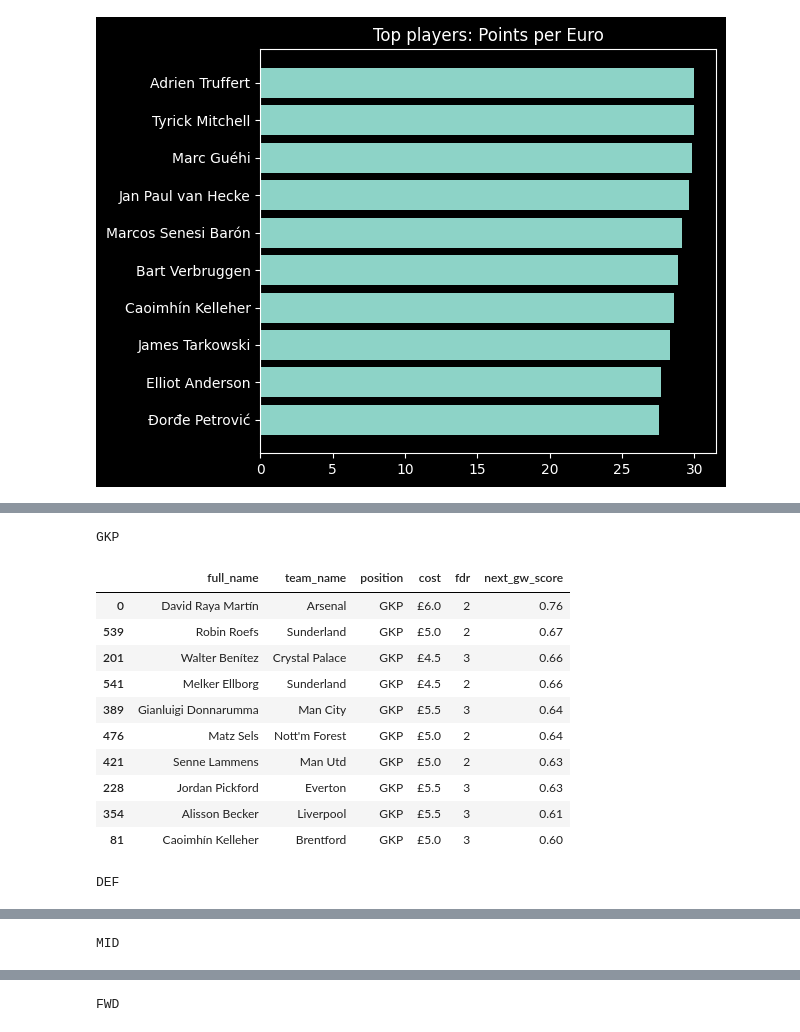
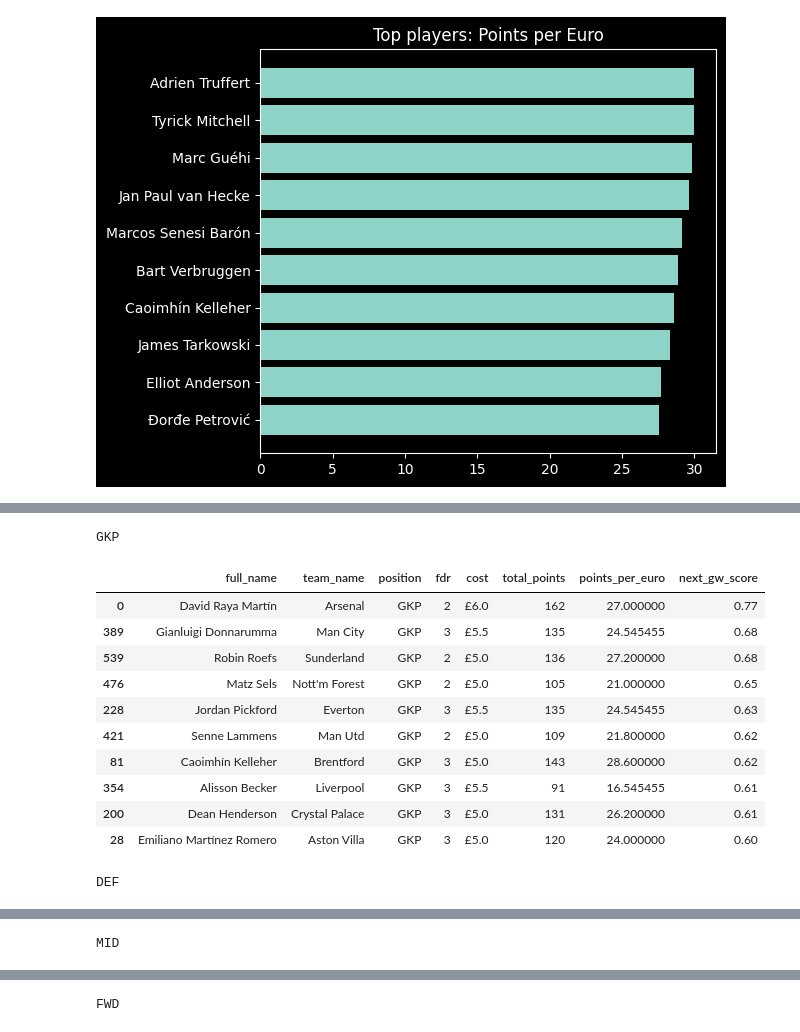
Before and after one commit to pratikmogaveera/fpl-analysis, a Jupyter notebook: fpl_analysis.ipynb, the cells around one changed output, grey strips where cells are left out. Cells and saved outputs as stored; diff of their text form; code cells hidden in the pictures.

Commit message:
feat(notebook): position-specific scoring models with minutes filter

```diff
--- a/fpl_analysis.ipynb
+++ b/fpl_analysis.ipynb
@@ -115,0 +156,40 @@ plt.show()
+# %%
+corr_cols = ['total_points'] +  [col for col, _ in GKP_WEIGHTS.items()]
+temp_df =  players_df[players_df['position'] == 'GKP']
+corr_matrix = temp_df[corr_cols].corr()
+
+fig, ax = plt.subplots()
+sns.heatmap(corr_matrix, annot=True, fmt='.2f', ax=ax, vmin=0, vmax=1)
+ax.set_title('Correlation Matrix: GKP')
+plt.tight_layout()
+plt.show()
+
+corr_cols = ['total_points'] +  [col for col, _ in DEF_WEIGHTS.items()]
+temp_df =  players_df[players_df['position'] == 'DEF']
+corr_matrix = temp_df[corr_cols].corr()
+
+fig, ax = plt.subplots()
+sns.heatmap(corr_matrix, annot=True, fmt='.2f', ax=ax, vmin=0, vmax=1)
+ax.set_title('Correlation Matrix: DEF')
+plt.tight_layout()
+plt.show()
+
+corr_cols = ['total_points'] +  [col for col, _ in MID_WEIGHTS.items()]
+temp_df =  players_df[players_df['position'] == 'MID']
+corr_matrix = temp_df[corr_cols].corr()
+
+fig, ax = plt.subplots()
+sns.heatmap(corr_matrix, annot=True, fmt='.2f', ax=ax, vmin=0, vmax=1)
+ax.set_title('Correlation Matrix: MID')
+plt.tight_layout()
+plt.show()
+
+corr_cols = ['total_points'] +  [col for col, _ in FWD_WEIGHTS.items()]
+temp_df =  players_df[players_df['position'] == 'FWD']
+corr_matrix = temp_df[corr_cols].corr()
+
+fig, ax = plt.subplots()
+sns.heatmap(corr_matrix, annot=True, fmt='.2f', ax=ax, vmin=0, vmax=1)
+ax.set_title('Correlation Matrix: FWD')
+plt.tight_layout()
+plt.show()
@@ -116,27 +201,27 @@ plt.show()
 # %%
-rec_cols = ['full_name', 'team_name', 'position', 'cost', 'fdr', 'next_gw_score']
+rec_cols = ['full_name', 'team_name', 'position', 'fdr', 'cost', 'total_points', 'points_per_euro', 'next_gw_score']
 recommendations = players_df.sort_values(by=['position', 'next_gw_score'], ascending=False).groupby('position').head(10)[rec_cols]
 
 for _, pos in POSITION_MASTER.items():
   temp_df = recommendations[recommendations['position'] == pos]
   display(
     temp_df.sort_values(by='next_gw_score', ascending=False)
     .style
     .set_caption(pos)
     .background_gradient(subset=['next_gw_score'], cmap='Greens')
     .format({'next_gw_score': '{:.2f}', 'cost': '£{:.1f}'})
   )
 # %% [output]
 GKP
-|  | full_name | team_name | position | cost | fdr | next_gw_score |
-| 0 | David Raya Martín | Arsenal | GKP | £6.0 | 2 | 0.76 |
-| 539 | Robin Roefs | Sunderland | GKP | £5.0 | 2 | 0.67 |
-| 201 | Walter Benítez | Crystal Palace | GKP | £4.5 | 3 | 0.66 |
-| 541 | Melker Ellborg | Sunderland | GKP | £4.5 | 2 | 0.66 |
-| 389 | Gianluigi Donnarumma | Man City | GKP | £5.5 | 3 | 0.64 |
-| 476 | Matz Sels | Nott'm Forest | GKP | £5.0 | 2 | 0.64 |
-| 421 | Senne Lammens | Man Utd | GKP | £5.0 | 2 | 0.63 |
-| 228 | Jordan Pickford | Everton | GKP | £5.5 | 3 | 0.63 |
-| 354 | Alisson Becker | Liverpool | GKP | £5.5 | 3 | 0.61 |
-| 81 | Caoimhín Kelleher | Brentford | GKP | £5.0 | 3 | 0.60 |
+|  | full_name | team_name | position | fdr | cost | total_points | points_per_euro | next_gw_score |
+| 0 | David Raya Martín | Arsenal | GKP | 2 | £6.0 | 162 | 27.000000 | 0.77 |
+| 389 | Gianluigi Donnarumma | Man City | GKP | 3 | £5.5 | 135 | 24.545455 | 0.68 |
+| 539 | Robin Roefs | Sunderland | GKP | 2 | £5.0 | 136 | 27.200000 | 0.68 |
+| 476 | Matz Sels | Nott'm Forest | GKP | 2 | £5.0 | 105 | 21.000000 | 0.65 |
+| 228 | Jordan Pickford | Everton | GKP | 3 | £5.5 | 135 | 24.545455 | 0.63 |
+| 421 | Senne Lammens | Man Utd | GKP | 2 | £5.0 | 109 | 21.800000 | 0.62 |
+| 81 | Caoimhín Kelleher | Brentford | GKP | 3 | £5.0 | 143 | 28.600000 | 0.62 |
+| 354 | Alisson Becker | Liverpool | GKP | 3 | £5.5 | 91 | 16.545455 | 0.61 |
+| 200 | Dean Henderson | Crystal Palace | GKP | 3 | £5.0 | 131 | 26.200000 | 0.61 |
+| 28 | Emiliano Martínez Romero | Aston Villa | GKP | 3 | £5.0 | 120 | 24.000000 | 0.60 |
 DEF
```
Also changed, not shown: parts of 7 cells of this notebook, 4 other files.
